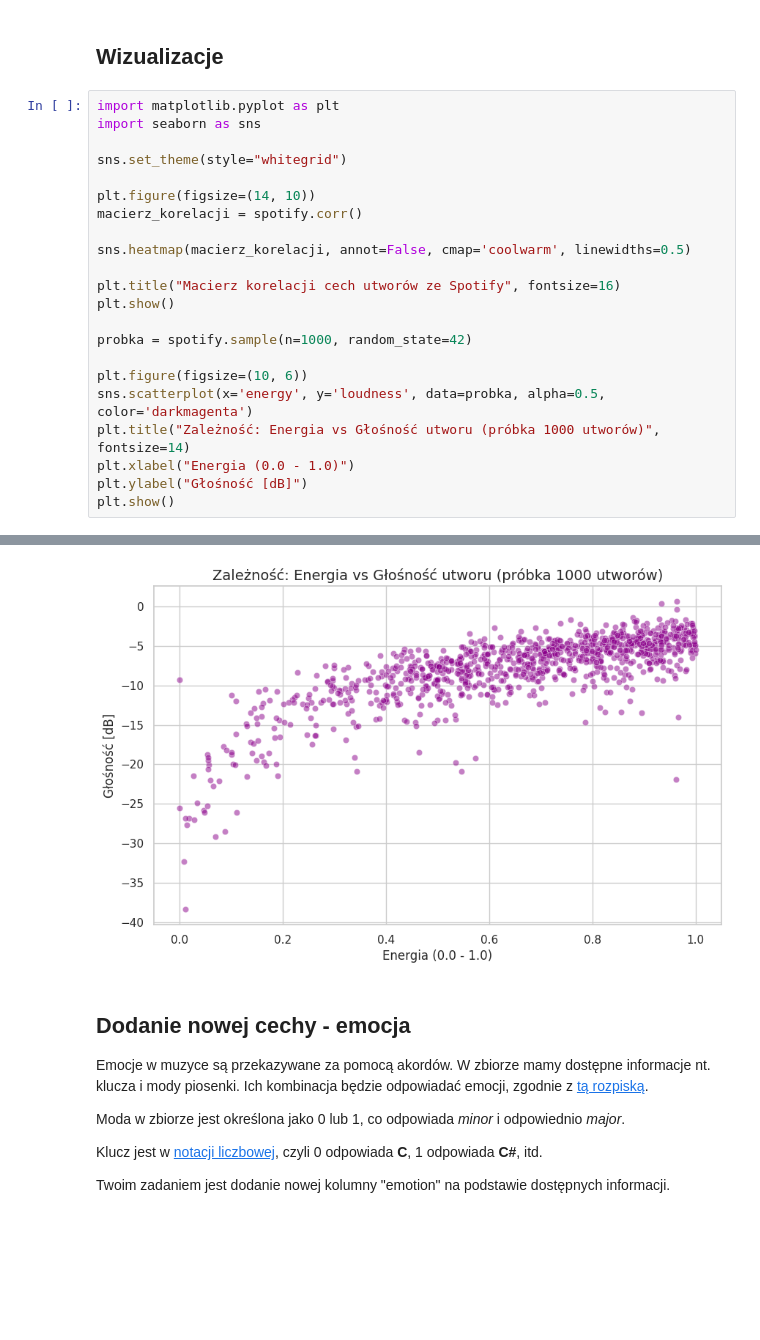
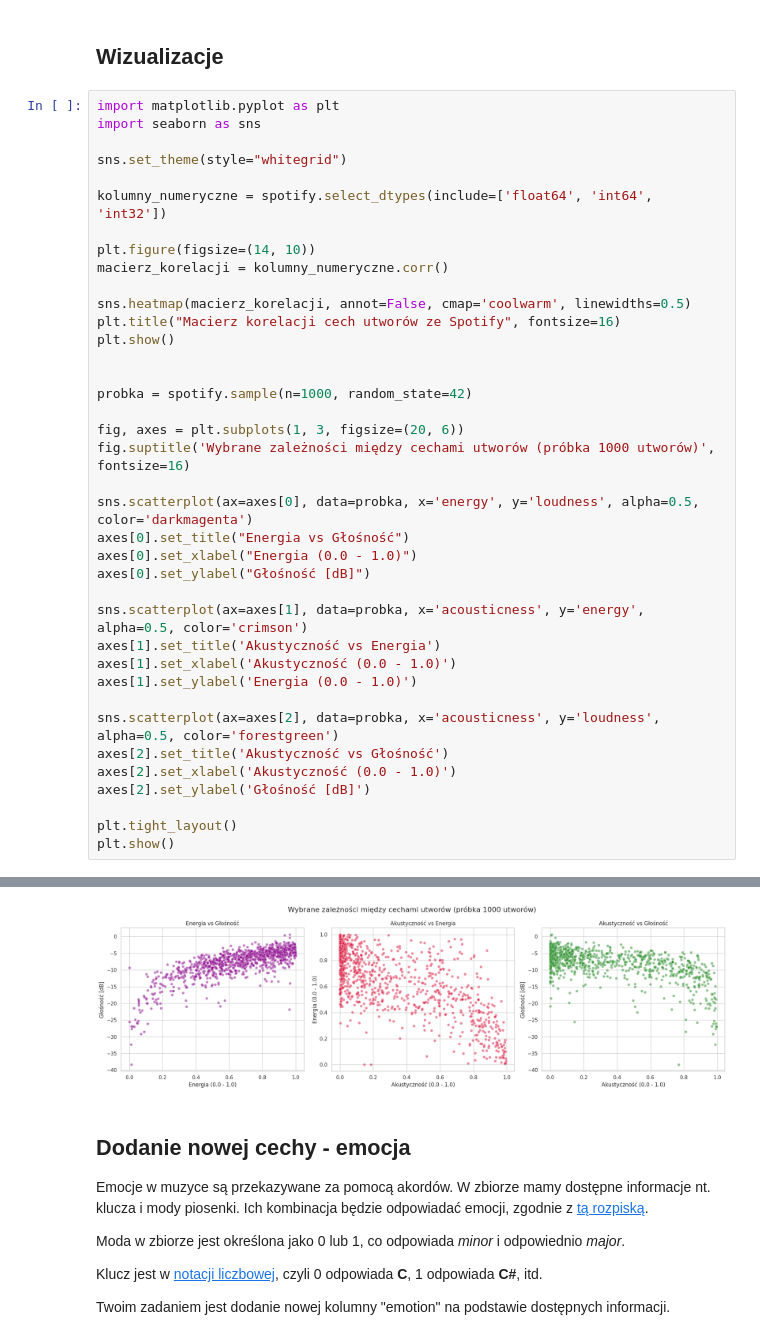
Before and after one commit to Zajecia-na-PWr-LR/lista-2-PawelZubalski-1, a Jupyter notebook: UczenieMaszynowe_25_26_Lista2.ipynb, the cells around one changed output, grey strips where cells are left out. Cells and saved outputs as stored; diff of their text form; blank space fills up the shorter version.

```diff
--- a/UczenieMaszynowe_25_26_Lista2.ipynb
+++ b/UczenieMaszynowe_25_26_Lista2.ipynb
@@ -316,28 +325,44 @@ Wymiary zbioru po filtracji: (114000, 15)
 # %%
 import matplotlib.pyplot as plt
 import seaborn as sns
 
 sns.set_theme(style="whitegrid")
 
+kolumny_numeryczne = spotify.select_dtypes(include=['float64', 'int64', 'int32'])
+
 plt.figure(figsize=(14, 10))
-macierz_korelacji = spotify.corr()
+macierz_korelacji = kolumny_numeryczne.corr()
 
 sns.heatmap(macierz_korelacji, annot=False, cmap='coolwarm', linewidths=0.5)
-
 plt.title("Macierz korelacji cech utworów ze Spotify", fontsize=16)
 plt.show()
 
+
 probka = spotify.sample(n=1000, random_state=42)
 
-plt.figure(figsize=(10, 6))
-sns.scatterplot(x='energy', y='loudness', data=probka, alpha=0.5, color='darkmagenta')
-plt.title("Zależność: Energia vs Głośność utworu (próbka 1000 utworów)", fontsize=14)
-plt.xlabel("Energia (0.0 - 1.0)")
-plt.ylabel("Głośność [dB]")
+fig, axes = plt.subplots(1, 3, figsize=(20, 6))
+fig.suptitle('Wybrane zależności między cechami utworów (próbka 1000 utworów)', fontsize=16)
+
+sns.scatterplot(ax=axes[0], data=probka, x='energy', y='loudness', alpha=0.5, color='darkmagenta')
+axes[0].set_title("Energia vs Głośność")
+axes[0].set_xlabel("Energia (0.0 - 1.0)")
+axes[0].set_ylabel("Głośność [dB]")
+
+sns.scatterplot(ax=axes[1], data=probka, x='acousticness', y='energy', alpha=0.5, color='crimson')
+axes[1].set_title('Akustyczność vs Energia')
+axes[1].set_xlabel('Akustyczność (0.0 - 1.0)')
+axes[1].set_ylabel('Energia (0.0 - 1.0)')
+
+sns.scatterplot(ax=axes[2], data=probka, x='acousticness', y='loudness', alpha=0.5, color='forestgreen')
+axes[2].set_title('Akustyczność vs Głośność')
+axes[2].set_xlabel('Akustyczność (0.0 - 1.0)')
+axes[2].set_ylabel('Głośność [dB]')
+
+plt.tight_layout()
 plt.show()
 # %% [output]
 [figure]
-[figure, old version]
+[figure, new version]
 # %% [markdown]
 ## Dodanie nowej cechy - emocja
 
```
Also changed, not shown: parts of 1 cell of this notebook.
